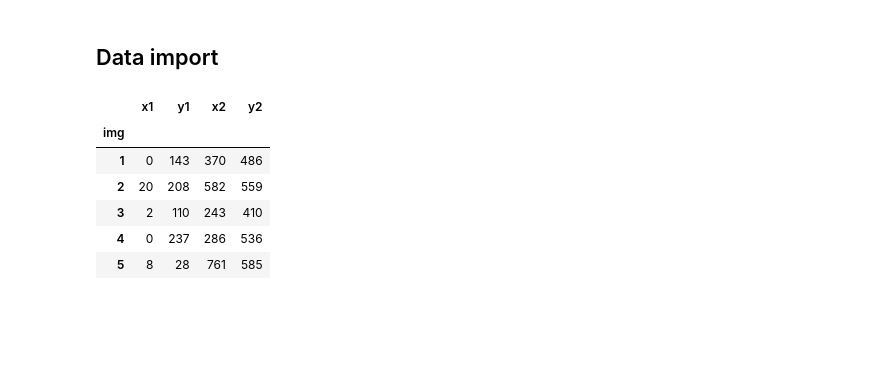
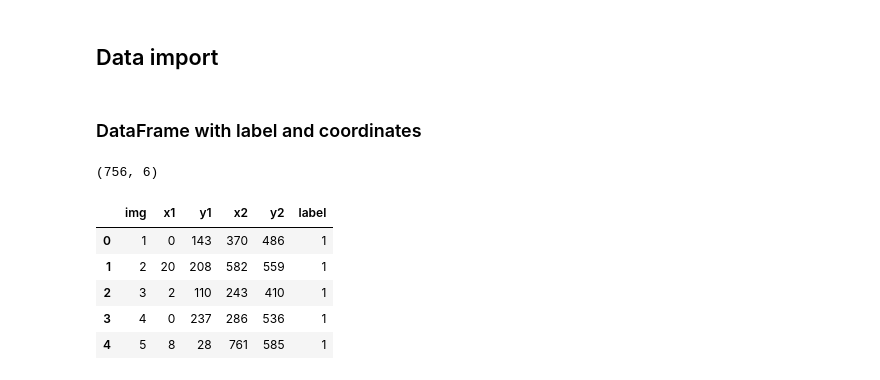
Before and after one commit to benitomartin/foodscore-code, a Jupyter notebook: jn/FoodScore_preprocessing_benito.ipynb, the cells around one changed output. Drawn from its saved outputs; the diff is of its cells as text; code cells hidden in the pictures; blank space fills up the shorter version.

Commit message:
Data Coordinates Preprocessed

```diff
--- a/jn/FoodScore_preprocessing_benito.ipynb
+++ b/jn/FoodScore_preprocessing_benito.ipynb
@@ -49,16 +29,28 @@ import pickle
 # %% [markdown]
 ## Data import
 # %%
-path = "../raw_data/UECFOOD256/1"
+coord = pd.DataFrame()
+
+for i in range(1, 3, 1):
+    path = f"../raw_data/UECFOOD256/{i}"
+    data = pd.read_csv(f"{path}/bb_info.txt", sep=' ', header=0, index_col="img")
+    data_df = pd.DataFrame(data)
+    data_df["label"] = i
+    coord = pd.concat([coord, data_df])
+# %%
+coord = coord.reset_index()
+# %% [markdown]
+### DataFrame with label and coordinates
+# %%
+coord.shape
+# %% [output]
+(756, 6)
 # %%
-data = pd.read_csv(f"{path}/bb_info.txt", sep=' ', header=0, index_col="img")
-df = pd.DataFrame(data)
-df.head()
+coord.head()
 # %% [output]
-|  | x1 | y1 | x2 | y2 |
-| img |  |  |  |  |
-| 1 | 0 | 143 | 370 | 486 |
-| 2 | 20 | 208 | 582 | 559 |
-| 3 | 2 | 110 | 243 | 410 |
-| 4 | 0 | 237 | 286 | 536 |
-| 5 | 8 | 28 | 761 | 585 |
+|  | img | x1 | y1 | x2 | y2 | label |
+| 0 | 1 | 0 | 143 | 370 | 486 | 1 |
+| 1 | 2 | 20 | 208 | 582 | 559 | 1 |
+| 2 | 3 | 2 | 110 | 243 | 410 | 1 |
+| 3 | 4 | 0 | 237 | 286 | 536 | 1 |
+| 4 | 5 | 8 | 28 | 761 | 585 | 1 |
```
Also changed, not shown: parts of 23 cells of this notebook.
